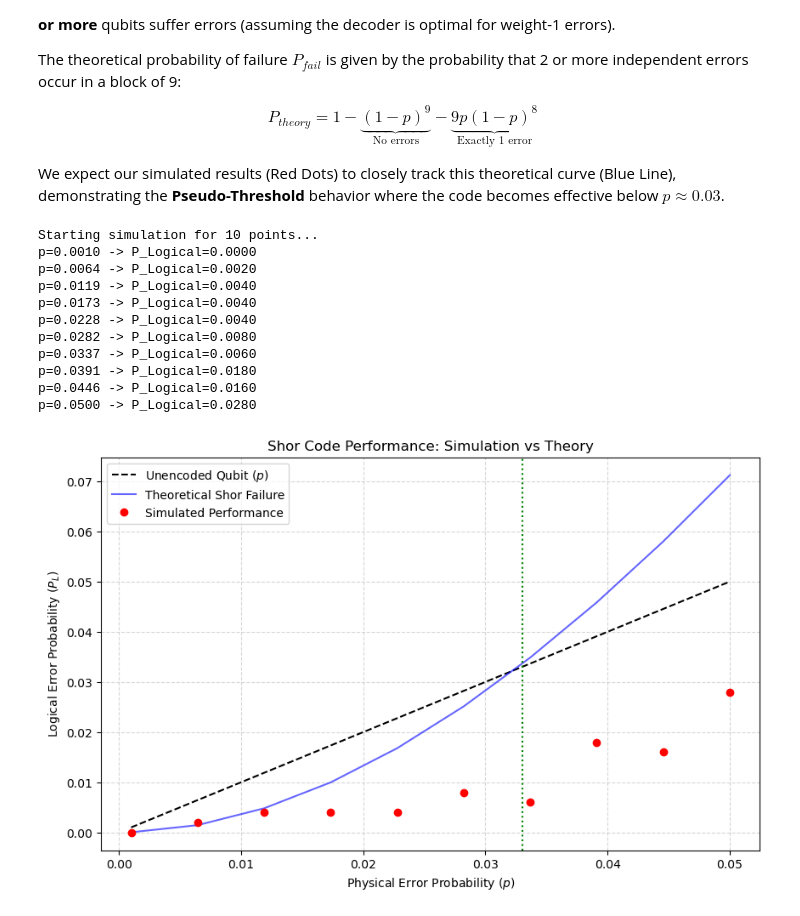
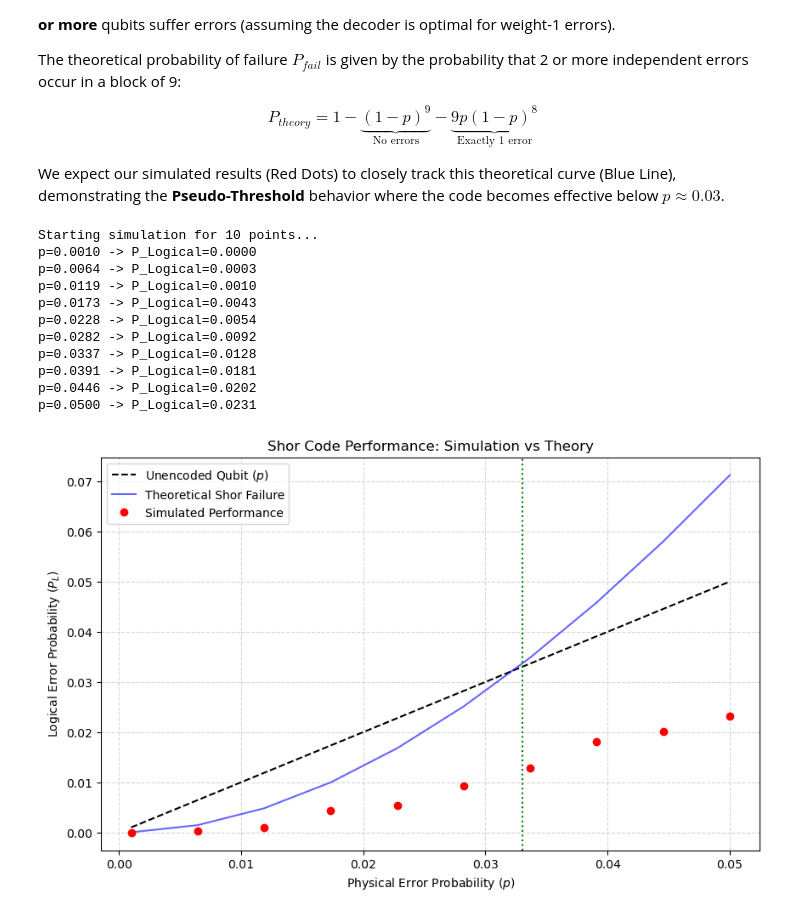
Before and after one commit to kimmseo/FYP-Algebraic-Methods-for-QEC, a Jupyter notebook: shor_code.ipynb, the cells around one changed output. Drawn from its saved outputs; the diff is of its cells as text; code cells hidden in the pictures.

```diff
--- a/shor_code.ipynb
+++ b/shor_code.ipynb
@@ -400,46 +398,46 @@ import matplotlib.pyplot as plt
 p_phys_samples = np.linspace(0.001, 0.05, 10)
 
 # Run the simulation
-p_log_simulated = run_performance_simulation(p_phys_samples, shots_per_point=500)
+p_log_simulated = run_performance_simulation(p_phys_samples, shots_per_point=10000)
 
 # Calculate Theoretical Curve
 # The probability that 2 or more qubits fail (since Shor corrects 1)
 # P_fail = 1 - P(0 errors) - P(1 error)
 p_theoretical = 1 - (1 - p_phys_samples)**9 - 9 * p_phys_samples * (1 - p_phys_samples)**8
 
 # Plotting
 plt.figure(figsize=(10, 6))
 
 # Unencoded Qubit (Baseline y=x)
 plt.plot(p_phys_samples, p_phys_samples, 'k--', label='Unencoded Qubit ($p$)')
 
 # Theoretical Curve
 plt.plot(p_phys_samples, p_theoretical, 'b-', alpha=0.6, label='Theoretical Shor Failure')
 
 # Simulated Data
 plt.plot(p_phys_samples, p_log_simulated, 'ro', label='Simulated Performance')
 
 # Aesthetics
 plt.title('Shor Code Performance: Simulation vs Theory')
 plt.xlabel('Physical Error Probability ($p$)')
 plt.ylabel('Logical Error Probability ($P_L$)')
 plt.grid(True, linestyle='--', alpha=0.5)
 plt.legend()
 
 # Mark the Break-even point
 plt.axvline(x=0.033, color='green', linestyle=':', label='Pseudo-threshold (~3.3%)')
 
 plt.show()
 # %% [output]
 Starting simulation for 10 points...
 p=0.0010 -> P_Logical=0.0000
-p=0.0064 -> P_Logical=0.0020
-p=0.0119 -> P_Logical=0.0040
-p=0.0173 -> P_Logical=0.0040
-p=0.0228 -> P_Logical=0.0040
-p=0.0282 -> P_Logical=0.0080
-p=0.0337 -> P_Logical=0.0060
-p=0.0391 -> P_Logical=0.0180
-p=0.0446 -> P_Logical=0.0160
-p=0.0500 -> P_Logical=0.0280
+p=0.0064 -> P_Logical=0.0003
+p=0.0119 -> P_Logical=0.0010
+p=0.0173 -> P_Logical=0.0043
+p=0.0228 -> P_Logical=0.0054
+p=0.0282 -> P_Logical=0.0092
+p=0.0337 -> P_Logical=0.0128
+p=0.0391 -> P_Logical=0.0181
+p=0.0446 -> P_Logical=0.0202
+p=0.0500 -> P_Logical=0.0231
-[figure, old version]
+[figure, new version]
```
Also changed, not shown: parts of 3 cells of this notebook, 1 other file.
